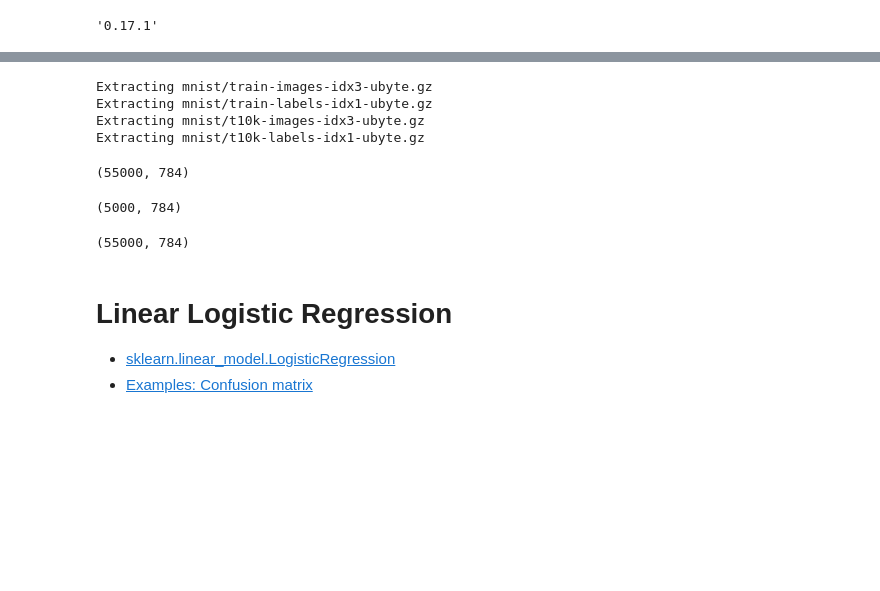
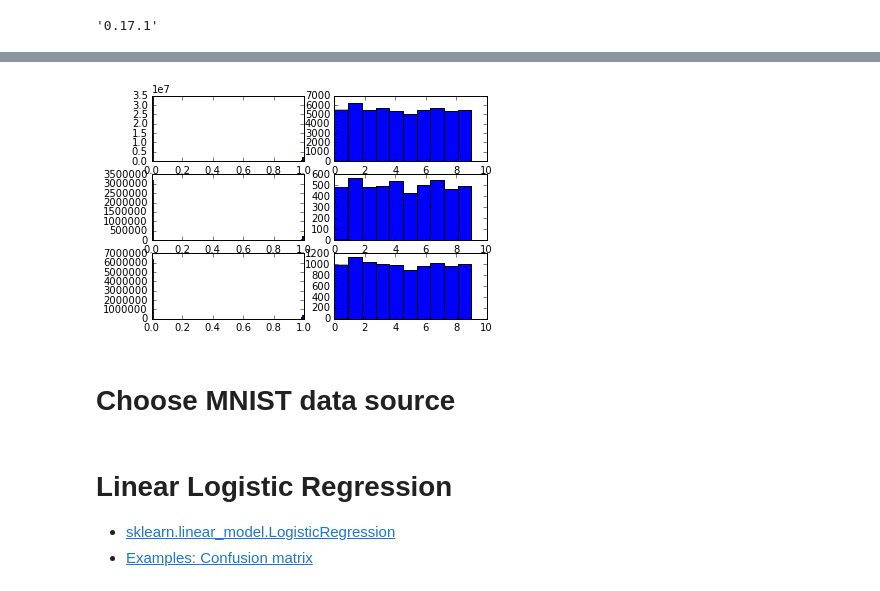
Before and after one commit to yunabe/codelab, a Jupyter notebook: python/notebook/sklearn_mnist.ipynb, the cells around one changed output, grey strips where cells are left out. Saved outputs shown, nothing was run; the diff lists cells and outputs as text; code cells hidden in the pictures; blank space fills up the shorter version.

```diff
--- a/python/notebook/sklearn_mnist.ipynb
+++ b/python/notebook/sklearn_mnist.ipynb
@@ -25,0 +21,5 @@ sklearn.__version__
+# %%
+tf_mnist = input_data.read_data_sets('mnist', one_hot=False)
+display(tf_mnist.train.images.shape)
+display(tf_mnist.validation.images.shape)
+display(tf_mnist.train.images.shape)
@@ -26,9 +34,12 @@ sklearn.__version__
+# %%
+for i, source in enumerate(['train', 'validation', 'test']):
+    plt.subplot(3, 2, 2 * i + 1)
+    plt.hist(getattr(tf_mnist, source).images.ravel(), bins=100)
+    plt.subplot(3, 2, 2 * i + 2)
+    plt.hist(getattr(tf_mnist, source).labels)
+# %% [output]
+[figure, added]
 # %%
-mnist = input_data.read_data_sets('mnist', one_hot=False)
-display(mnist.train.images.shape)
-display(mnist.validation.images.shape)
-display(mnist.train.images.shape)
-
 def print_accuracy(clf, label):
     if label == 'train':
         dataset = mnist.train
@@ -41,11 +52,5 @@ def print_accuracy(clf, label):
     print '%s accuracy: %.3f%%' % (
         label,
         100. * np.count_nonzero(clf.predict(dataset.images) == dataset.labels) / dataset.images.shape[0])
-# %% [output]
-Extracting mnist/train-images-idx3-ubyte.gz
-Extracting mnist/train-labels-idx1-ubyte.gz
-Extracting mnist/t10k-images-idx3-ubyte.gz
-Extracting mnist/t10k-labels-idx1-ubyte.gz
-(55000, 784)
-(5000, 784)
-(55000, 784)
+# %% [markdown]
+# Choose MNIST data source
```
Also changed, not shown: parts of 9 cells of this notebook.
